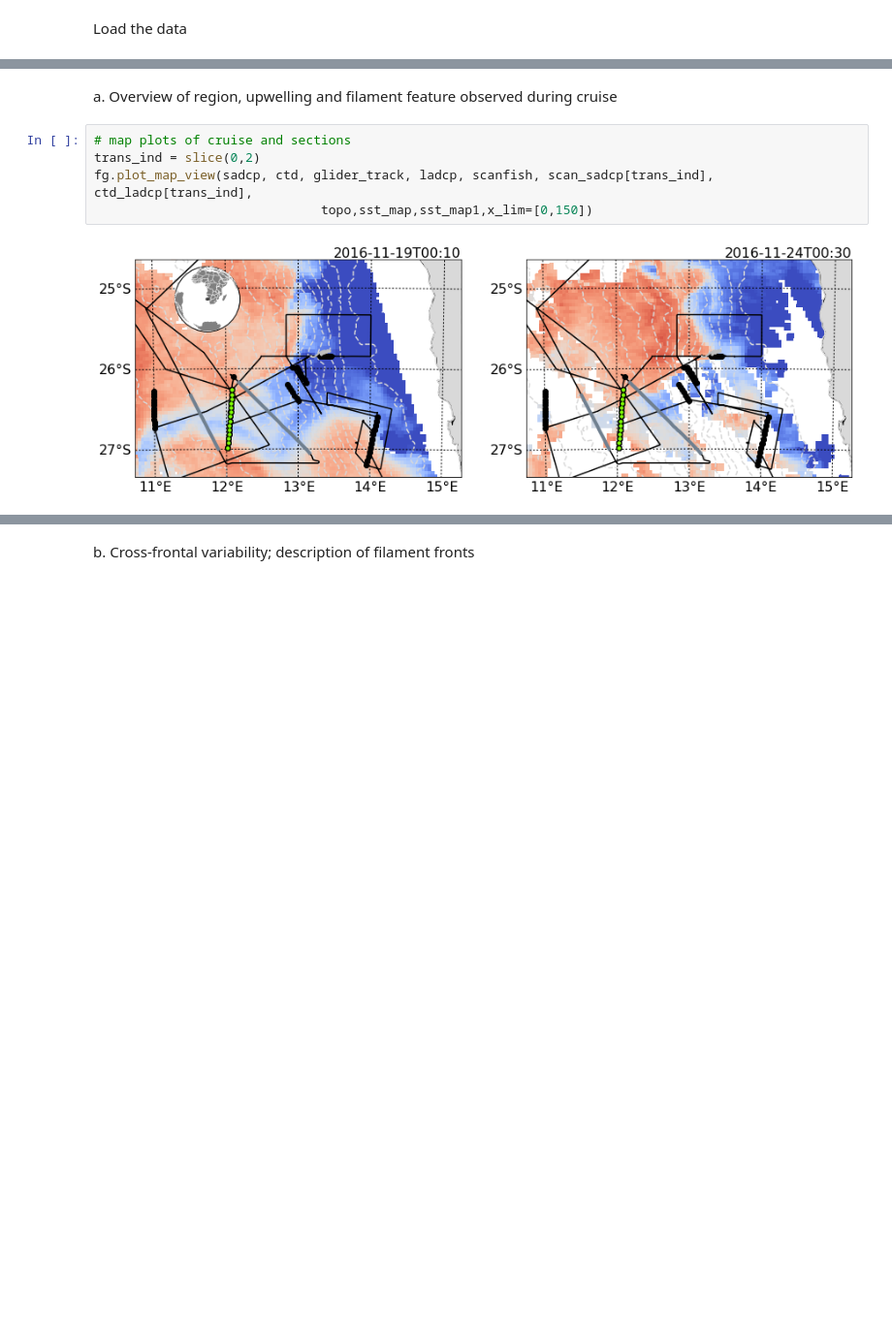
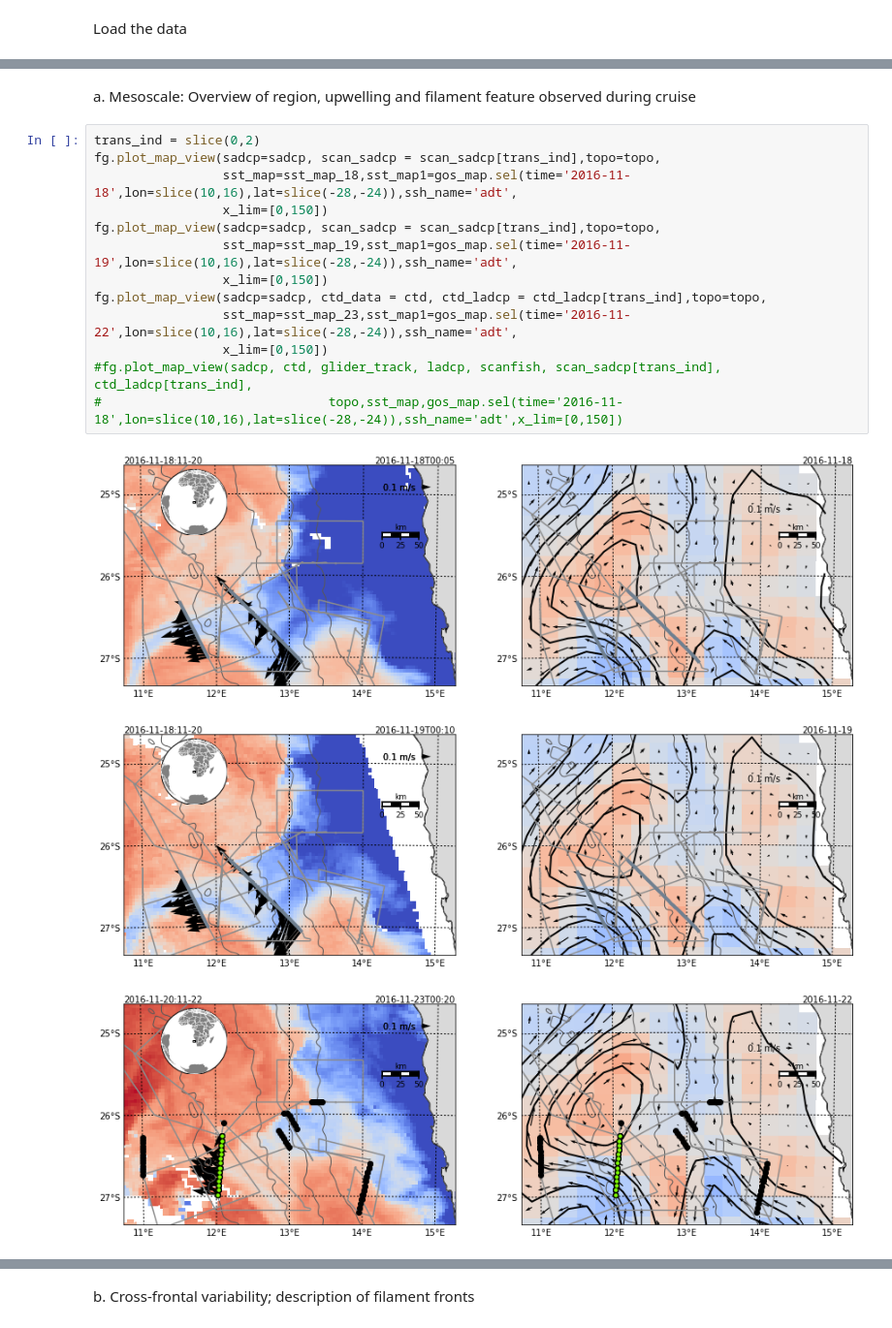
Before and after one commit to rpnorth/Benguela, a Jupyter notebook: develop/MET132_Draft_Paper_Layout.ipynb, the cells around one changed output, grey strips where cells are left out. Shown at 97% size. Saved outputs shown, nothing was run; the diff lists cells and outputs as text; blank space fills up the shorter version.

```diff
--- a/develop/MET132_Draft_Paper_Layout.ipynb
+++ b/develop/MET132_Draft_Paper_Layout.ipynb
@@ -66,9 +119,19 @@ matplotlib.rc('font', **font)
 # %% [markdown]
-a. Overview of region, upwelling and filament feature observed during cruise
+a. Mesoscale: Overview of region, upwelling and filament feature observed during cruise
-# %%
-# map plots of cruise and sections
-trans_ind = slice(0,2)
-fg.plot_map_view(sadcp, ctd, glider_track, ladcp, scanfish, scan_sadcp[trans_ind], ctd_ladcp[trans_ind],
-                              topo,sst_map,sst_map1,x_lim=[0,150])
-# %% [output]
-[figure, removed]
+# %%
+trans_ind = slice(0,2)
+fg.plot_map_view(sadcp=sadcp, scan_sadcp = scan_sadcp[trans_ind],topo=topo,
+                 sst_map=sst_map_18,sst_map1=gos_map.sel(time='2016-11-18',lon=slice(10,16),lat=slice(-28,-24)),ssh_name='adt',
+                 x_lim=[0,150])
+fg.plot_map_view(sadcp=sadcp, scan_sadcp = scan_sadcp[trans_ind],topo=topo,
+                 sst_map=sst_map_19,sst_map1=gos_map.sel(time='2016-11-19',lon=slice(10,16),lat=slice(-28,-24)),ssh_name='adt',
+                 x_lim=[0,150])
+fg.plot_map_view(sadcp=sadcp, ctd_data = ctd, ctd_ladcp = ctd_ladcp[trans_ind],topo=topo,
+                 sst_map=sst_map_23,sst_map1=gos_map.sel(time='2016-11-22',lon=slice(10,16),lat=slice(-28,-24)),ssh_name='adt',
+                 x_lim=[0,150])
+#fg.plot_map_view(sadcp, ctd, glider_track, ladcp, scanfish, scan_sadcp[trans_ind], ctd_ladcp[trans_ind],
+#                              topo,sst_map,gos_map.sel(time='2016-11-18',lon=slice(10,16),lat=slice(-28,-24)),ssh_name='adt',x_lim=[0,150])
+# %% [output]
+[figure, added]
+[figure, added]
+[figure, added]
```
Also changed, not shown: parts of 15 cells of this notebook.
